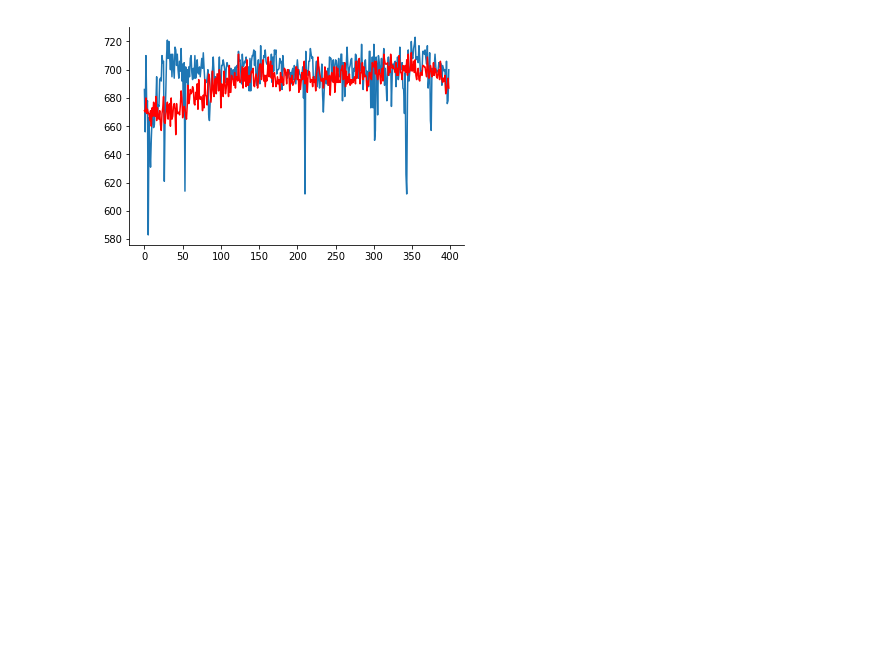
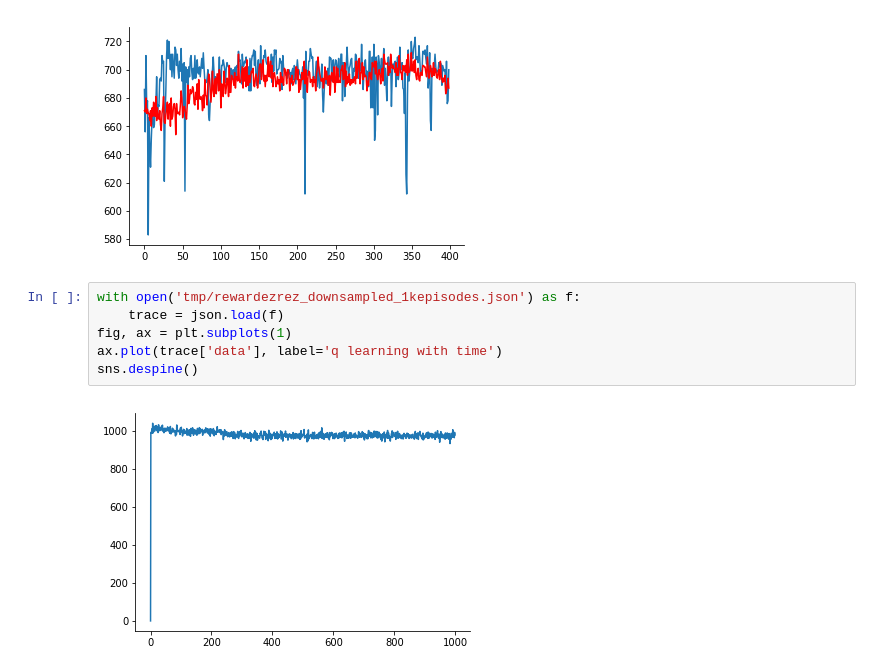
Before and after one commit to jamesjarlathlong/continuous, a Jupyter notebook: plot_results.ipynb, the cells around one changed output. Saved outputs shown, nothing was run; the diff lists cells and outputs as text; blank space fills up the shorter version.

```diff
--- a/plot_results.ipynb
+++ b/plot_results.ipynb
@@ -14,3 +15,11 @@ ax.plot(qtrace['data'][1:400], color= 'r', label = 'tabular q learning')
 sns.despine()
 # %% [output]
 [figure]
+# %%
+with open('tmp/rewardezrez_downsampled_1kepisodes.json') as f:
+    trace = json.load(f)
+fig, ax = plt.subplots(1)
+ax.plot(trace['data'], label='q learning with time')
+sns.despine()
+# %% [output]
+[figure, added]
```
Also changed, not shown: parts of 4 cells of this notebook, 22 other files.
